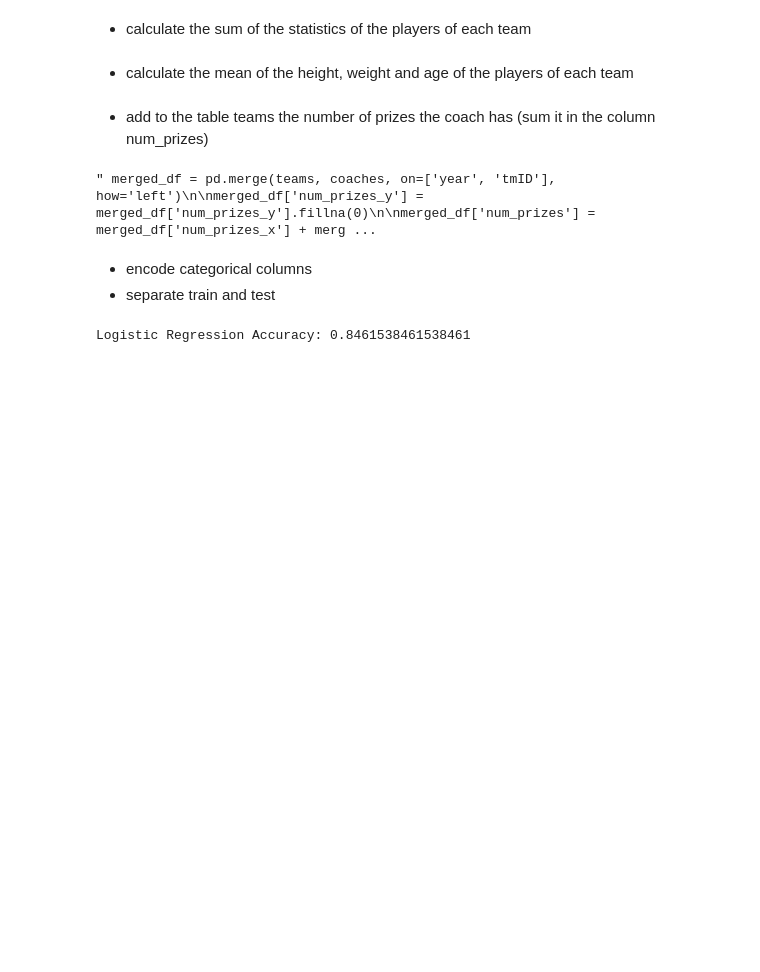
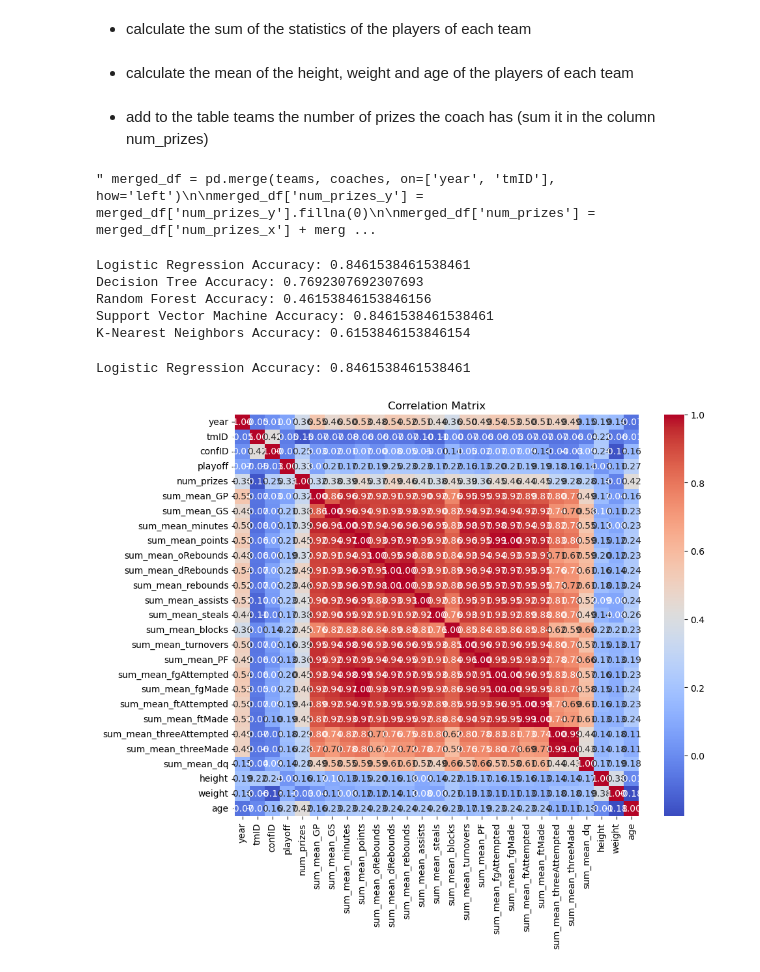
Before and after one commit to brunabrasil/FEUP-AC, a Jupyter notebook: preparation.ipynb, the cells around one changed output. Saved outputs shown, nothing was run; the diff lists cells and outputs as text; code cells hidden in the pictures; blank space fills up the shorter version.

```diff
--- a/preparation.ipynb
+++ b/preparation.ipynb
@@ -235,9 +235,6 @@ teams['num_prizes'] = merged_df['num_prizes']
  """
 # %% [output]
 " merged_df = pd.merge(teams, coaches, on=['year', 'tmID'], how='left')\n\nmerged_df['num_prizes_y'] = merged_df['num_prizes_y'].fillna(0)\n\nmerged_df['num_prizes'] = merged_df['num_prizes_x'] + merg ...
-# %% [markdown]
-- encode categorical columns
-- separate train and test
 # %%
 from sklearn.preprocessing import LabelEncoder
 
@@ -251,6 +248,49 @@ teams['confID'] = label_encoder.fit_transform(teams['confID'])
 
 train_data = teams[teams['year'] <= 9]
 test_data = teams[teams['year'] == 10]
+# %%
+from sklearn.model_selection import train_test_split
+from sklearn.linear_model import LogisticRegression
+from sklearn.tree import DecisionTreeClassifier
+from sklearn.ensemble import RandomForestClassifier
+from sklearn.svm import SVC
+from sklearn.neighbors import KNeighborsClassifier
+from sklearn.metrics import accuracy_score
+
+# Use the same train_data and test_data from your code
+X_train = train_data.drop(['playoff'], axis=1)
+y_train = train_data['playoff']
+X_test = test_data.drop(['playoff'], axis=1)
+y_test = test_data['playoff']
+
+# Define a list of classifiers
+classifiers = [
+    ("Logistic Regression", LogisticRegression(solver='liblinear', random_state=0)),
+    ("Decision Tree", DecisionTreeClassifier(random_state=0)),
+    ("Random Forest", RandomForestClassifier(random_state=0)),
+    ("Support Vector Machine", SVC(kernel='linear', random_state=0)),
+    ("K-Nearest Neighbors", KNeighborsClassifier())
+]
+
+# Create an empty dictionary to store accuracies
+accuracies = {}
+
+# Iterate through each classifier, train, predict, and store accuracy
+for name, clf in classifiers:
+    clf.fit(X_train, y_train)
+    predictions = clf.predict(X_test)
+    accuracy = accuracy_score(y_test, predictions)
+    accuracies[name] = accuracy
+
+# Print the accuracies for each model
+for name, accuracy in accuracies.items():
+    print(f"{name} Accuracy: {accuracy}")
+# %% [output]
+Logistic Regression Accuracy: 0.8461538461538461
+Decision Tree Accuracy: 0.7692307692307693
+Random Forest Accuracy: 0.46153846153846156
+Support Vector Machine Accuracy: 0.8461538461538461
+K-Nearest Neighbors Accuracy: 0.6153846153846154
 # %%
 from sklearn.linear_model import LogisticRegression
 
@@ -280,3 +320,20 @@ Logistic Regression Accuracy: 0.8461538461538461
 teams.to_csv('./Modified/modified_teams.csv', index=False)
 merged_data.to_csv('./Modified/players_playersTeams.csv', index=False)
 coaches.to_csv('./Modified/modified_coaches.csv', index=False)
+# %%
+# Create a correlation matrix for all columns
+correlation_matrix = train_data.corr()
+
+# Set the size of the heatmap
+plt.figure(figsize=(10, 8))
+
+# Create a heatmap using seaborn
+sns.heatmap(correlation_matrix, annot=True, cmap='coolwarm', fmt=".2f")
+
+# Set the title
+plt.title("Correlation Matrix")
+
+# Show the heatmap
+plt.show()
+# %% [output]
+[figure, added]
```
Also changed, not shown: parts of 1 cell of this notebook.
